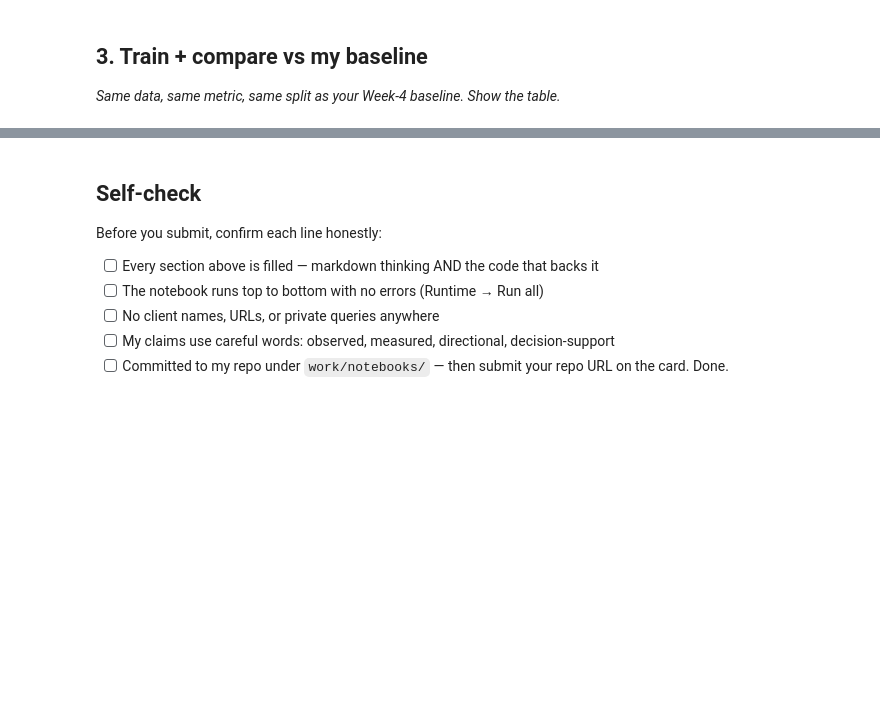
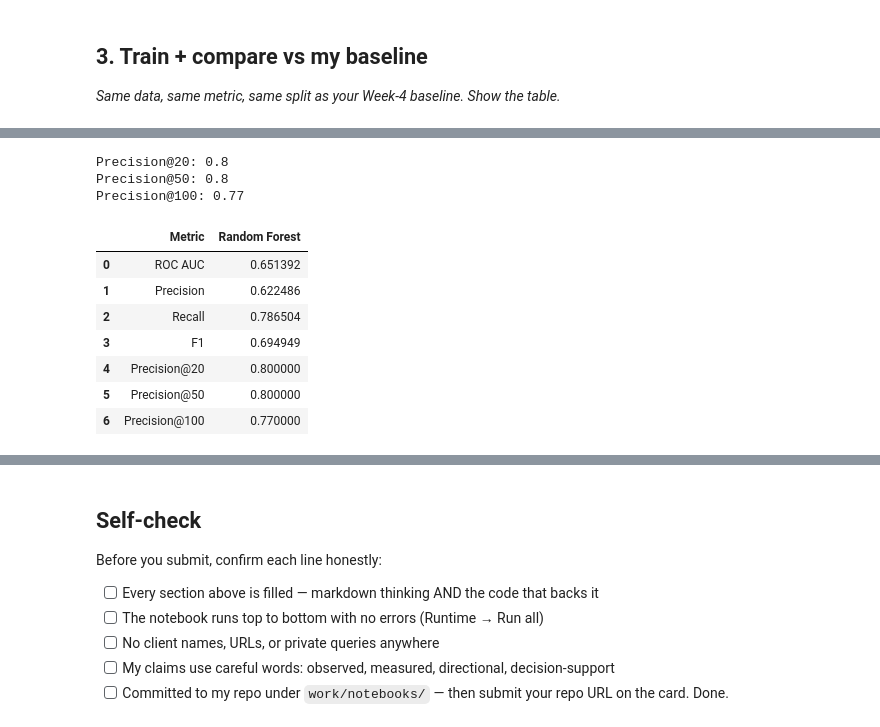
Before and after one commit to suha-2004/flyrank-ml-internship, a Jupyter notebook: work/notebooks/w05_model.ipynb, the cells around one changed output, grey strips where cells are left out. Cells and saved outputs as stored; diff of their text form; code cells hidden in the pictures; blank space fills up the shorter version.

```diff
--- a/work/notebooks/w05_model.ipynb
+++ b/work/notebooks/w05_model.ipynb
@@ -26,0 +189,56 @@ This skeleton is yours to fill. Work the sections **in order** — each one has
+# %%
+# Rank test observations by predicted probability
+
+ranking = test_df.copy()
+ranking["model_score"] = y_prob
+
+ranking = ranking.sort_values(
+    "model_score",
+    ascending=False
+)
+
+def precision_at_k(data, k):
+    top_k = data.head(k)
+    return top_k["is_declining"].mean()
+
+for k in [20, 50, 100]:
+    print(
+        f"Precision@{k}:",
+        round(precision_at_k(ranking, k), 3)
+    )
+# %% [output]
+Precision@20: 0.8
+Precision@50: 0.8
+Precision@100: 0.77
+# %%
+results = pd.DataFrame({
+    "Metric": [
+        "ROC AUC",
+        "Precision",
+        "Recall",
+        "F1",
+        "Precision@20",
+        "Precision@50",
+        "Precision@100"
+    ],
+    "Random Forest": [
+        roc_auc,
+        precision,
+        recall,
+        f1,
+        precision_at_k(ranking, 20),
+        precision_at_k(ranking, 50),
+        precision_at_k(ranking, 100)
+    ]
+})
+
+results
+# %% [output]
+|  | Metric | Random Forest |
+| 0 | ROC AUC | 0.651392 |
+| 1 | Precision | 0.622486 |
+| 2 | Recall | 0.786504 |
+| 3 | F1 | 0.694949 |
+| 4 | Precision@20 | 0.800000 |
+| 5 | Precision@50 | 0.800000 |
+| 6 | Precision@100 | 0.770000 |
```
Also changed, not shown: parts of 18 cells of this notebook.
